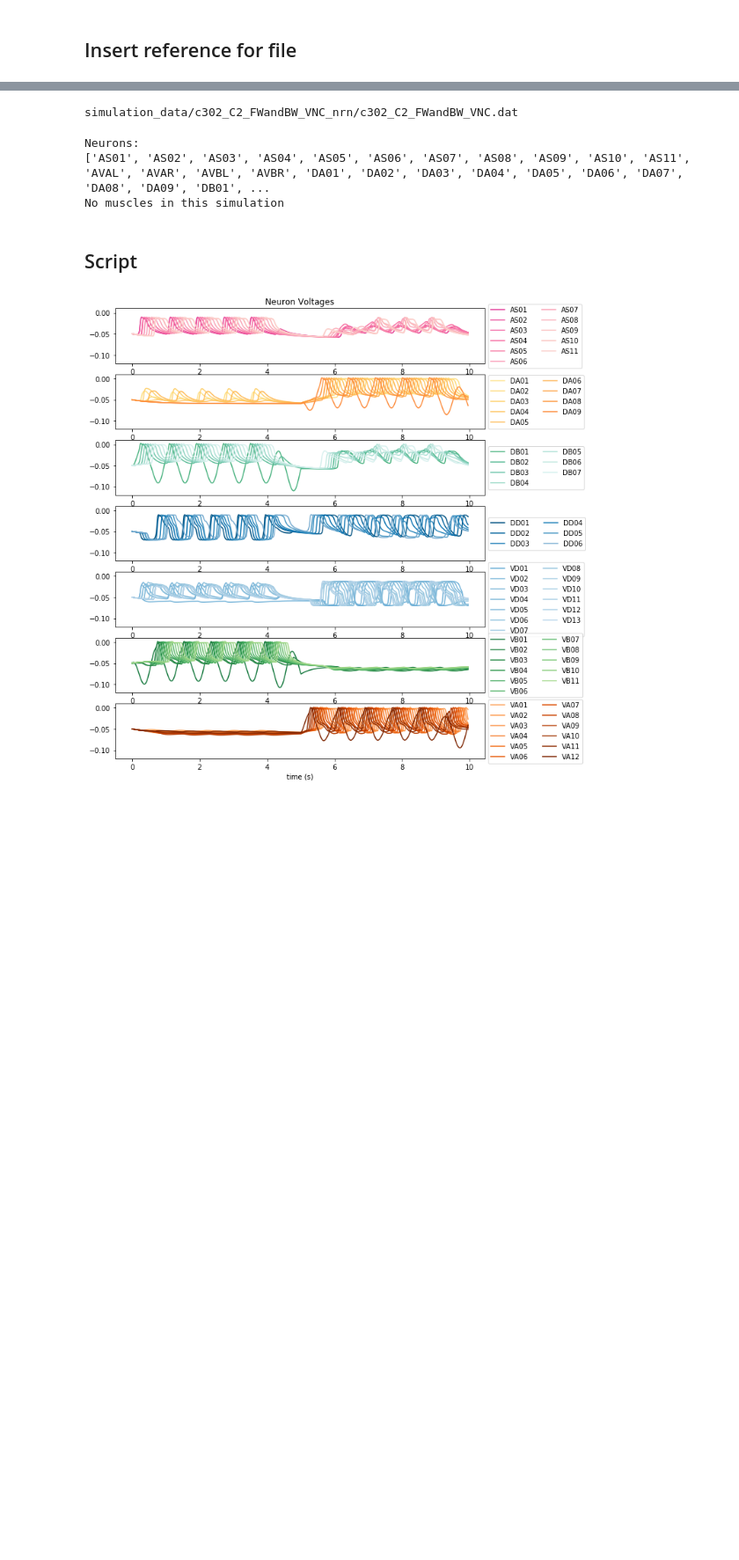
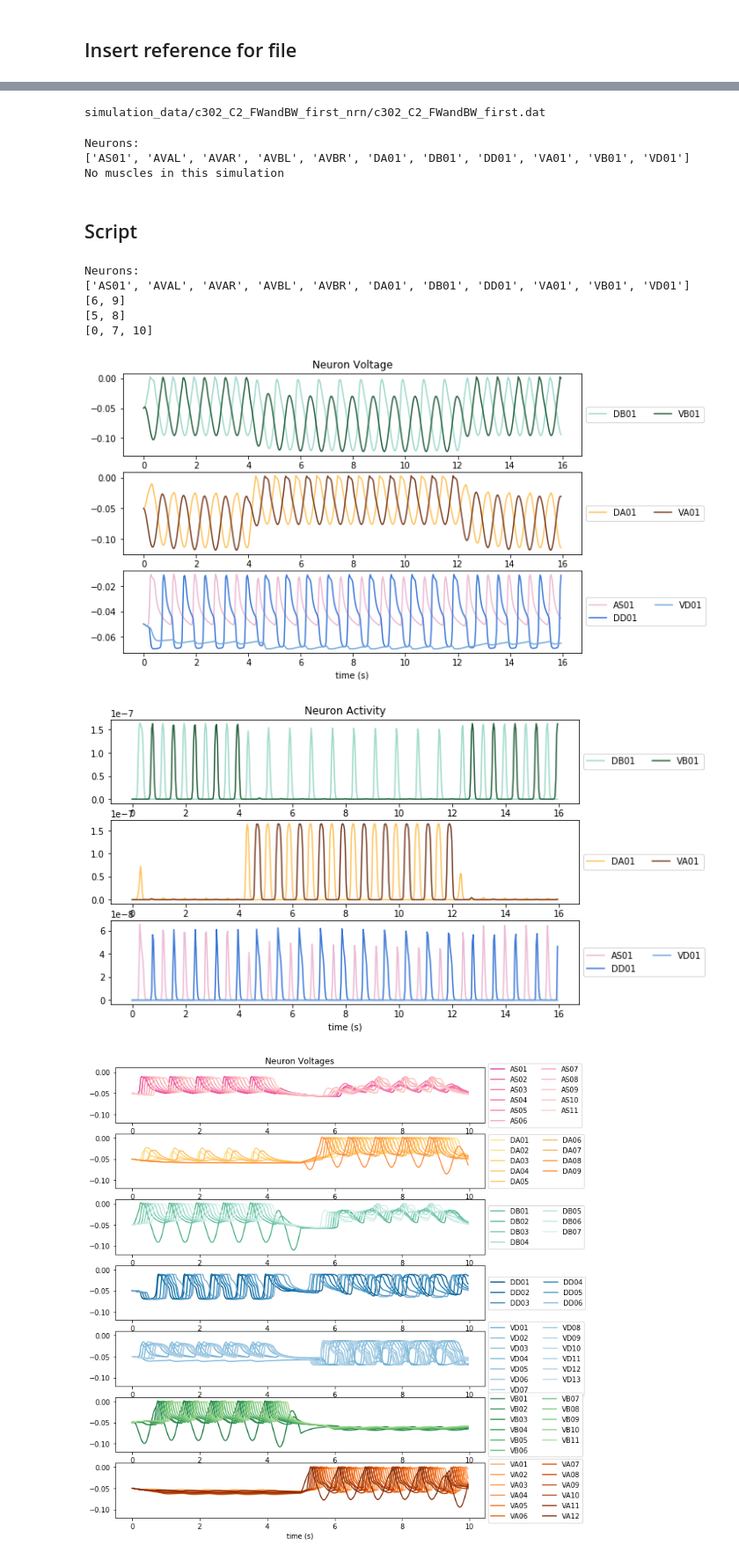
Before and after one commit to ManuelCarrascoY/openworm_tools, a Jupyter notebook: c302/c302.ipynb, the cells around one changed output, grey strips where cells are left out. Shown at 88% size. Saved outputs shown, nothing was run; the diff lists cells and outputs as text; code cells hidden in the pictures; blank space fills up the shorter version.

Commit message:
Final code for FWandBW model

```diff
--- a/c302/c302.ipynb
+++ b/c302/c302.ipynb
@@ -185,8 +185,8 @@ def plot_three_data(data, labels, title, first_index, second_index, third_index)
     #colors =['#cc0000ff', '#6aa84fff']
 
     time = data[0].tolist()
-    colors = [plt.cm.YlOrRd(i) for i in np.linspace(0.2, 0.5, len(first_index))] #YlGn
-    #colors = ['#a0dacb', '#27613e']
+    #colors = [plt.cm.YlOrRd(i) for i in np.linspace(0.2, 0.5, len(first_index))] #YlGn
+    colors = ['#a0dacb', '#27613e']
     ax1.set_prop_cycle(cycler('color', colors))
     for i in first_index:
         value = data[i+1].tolist()
@@ -202,8 +202,8 @@ def plot_three_data(data, labels, title, first_index, second_index, third_index)
     ax1.legend(loc='center left', bbox_to_anchor=(1, 0.5), ncol=2)
 
 
-    colors = [plt.cm.Oranges(i) for i in np.linspace(0.4, 1, len(second_index))] #copper
-    #colors = ['#fec35d', '#793f25']
+    #colors = [plt.cm.Oranges(i) for i in np.linspace(0.4, 1, len(second_index))] #copper
+    colors = ['#fec35d', '#793f25']
     ax2.set_prop_cycle(cycler('color', colors))
     for i in second_index:
         value = data[i+1].tolist()
@@ -217,8 +217,9 @@ def plot_three_data(data, labels, title, first_index, second_index, third_index)
     ax2.legend(loc='center left', bbox_to_anchor=(1, 0.5), ncol=2)
 
 
-    colors = [plt.cm.RdPu(i) for i in np.linspace(0.2, 0.6, len(third_index))] #RdBu
-    #colors =['#f6afc1']
+    #colors = [plt.cm.RdPu(i) for i in np.linspace(0.2, 0.6, len(third_index))] #RdBu
+    #colors =['#cc0000', '#6aa84f']
+    colors = ['#ecbbd5', '#3d78d8','#70aade']
     ax3.set_prop_cycle(cycler('color', colors))
     for i in third_index:
         value = data[i+1].tolist()
@@ -313,7 +314,7 @@ def map_plot(arrayName, title):
 # %% [markdown]
 ## Insert reference for file
 # %%
-reference = 'FWandBW_VNC' #Change the name here
+reference = 'FWandBW_first' #Change the name here
 parameters = 'C2'
 include_neurons = True
 include_muscles = False
@@ -357,7 +358,7 @@ muscle_activity = path_to_file + file_start + '.muscles.activity.dat'
 LEMS = path_to_file +'LEMS_c302_' + parameters + '_' + reference + '.xml'
 print(neuron_voltage)
 # %% [output]
-simulation_data/c302_C2_FWandBW_VNC_nrn/c302_C2_FWandBW_VNC.dat
+simulation_data/c302_C2_FWandBW_first_nrn/c302_C2_FWandBW_first.dat
 # %%
 def change_cell_names(cells, data_1, data_2):
     #This function changes the names of cells like DA9 to DA09
@@ -422,10 +423,66 @@ else:
     print('No muscles in this simulation')
 # %% [output]
 Neurons:
-['AS01', 'AS02', 'AS03', 'AS04', 'AS05', 'AS06', 'AS07', 'AS08', 'AS09', 'AS10', 'AS11', 'AVAL', 'AVAR', 'AVBL', 'AVBR', 'DA01', 'DA02', 'DA03', 'DA04', 'DA05', 'DA06', 'DA07', 'DA08', 'DA09', 'DB01', ...
+['AS01', 'AVAL', 'AVAR', 'AVBL', 'AVBR', 'DA01', 'DB01', 'DD01', 'VA01', 'VB01', 'VD01']
 No muscles in this simulation
 # %% [markdown]
 ## Script
+# %%
+if include_neurons:
+    print('Neurons: ')
+    print(cells)
+
+    data_1 = H_1
+    data_2 = H_2
+    legend = cells
+
+    #################
+    # CELLS TO PLOT #
+    #################
+
+    #'''
+    first_cells = ['DB01', 'VB01']
+    second_cells = ['VA01', 'DA01']
+    third_cells = ['AS01', 'DD01', 'VD01']
+    #'''
+
+    '''
+    range_incl = lambda start, end:range(start, end + 1)
+    first_cells = ["DA{:02d}".format(c) for c in range_incl(1, 15)]
+    second_cells = ["VA{:02d}".format(c) for c in range_incl(1, 15)]
+    #third_cells = ['AVAR', 'AVAL']
+    third_cells = ["VD{:02d}".format(c) for c in range_incl(1, 15)]
+    #'''
+    count = 0
+    first_index = []
+    second_index = []
+    third_index = []
+    for i in range(len(cells)):
+        if cells[i] in first_cells:
+            first_index.append(i)
+        elif cells[i] in second_cells:
+            second_index.append(i)
+        elif cells[i] in third_cells:
+            third_index.append(i)
+        count = count+1
+
+    print(first_index)
+    print(second_index)
+    print(third_index)
+
+    #plot_data(data, legend, title, xlabel, ylabel, ylimits)
+    plot_three_data(data_1, legend, 'Neuron Voltage', first_index, second_index, third_index)
+    plot_three_data(data_2, legend, 'Neuron Activity', first_index, second_index, third_index)
+else:
+    print('No neurons to plot')
+# %% [output]
+Neurons:
+['AS01', 'AVAL', 'AVAR', 'AVBL', 'AVBR', 'DA01', 'DB01', 'DD01', 'VA01', 'VB01', 'VD01']
+[6, 9]
+[5, 8]
+[0, 7, 10]
+[figure, added]
+[figure, added]
 # %%
 plot_all_motor_neurons(H_1, cells, "Neuron Voltages", (-0.12, 0.01))
 plot_all_motor_neurons(H_2, cells, "Neuron [Ca2+]", (0, 18e-8))
```
Also changed, not shown: parts of 4 cells of this notebook, 7 other files.
